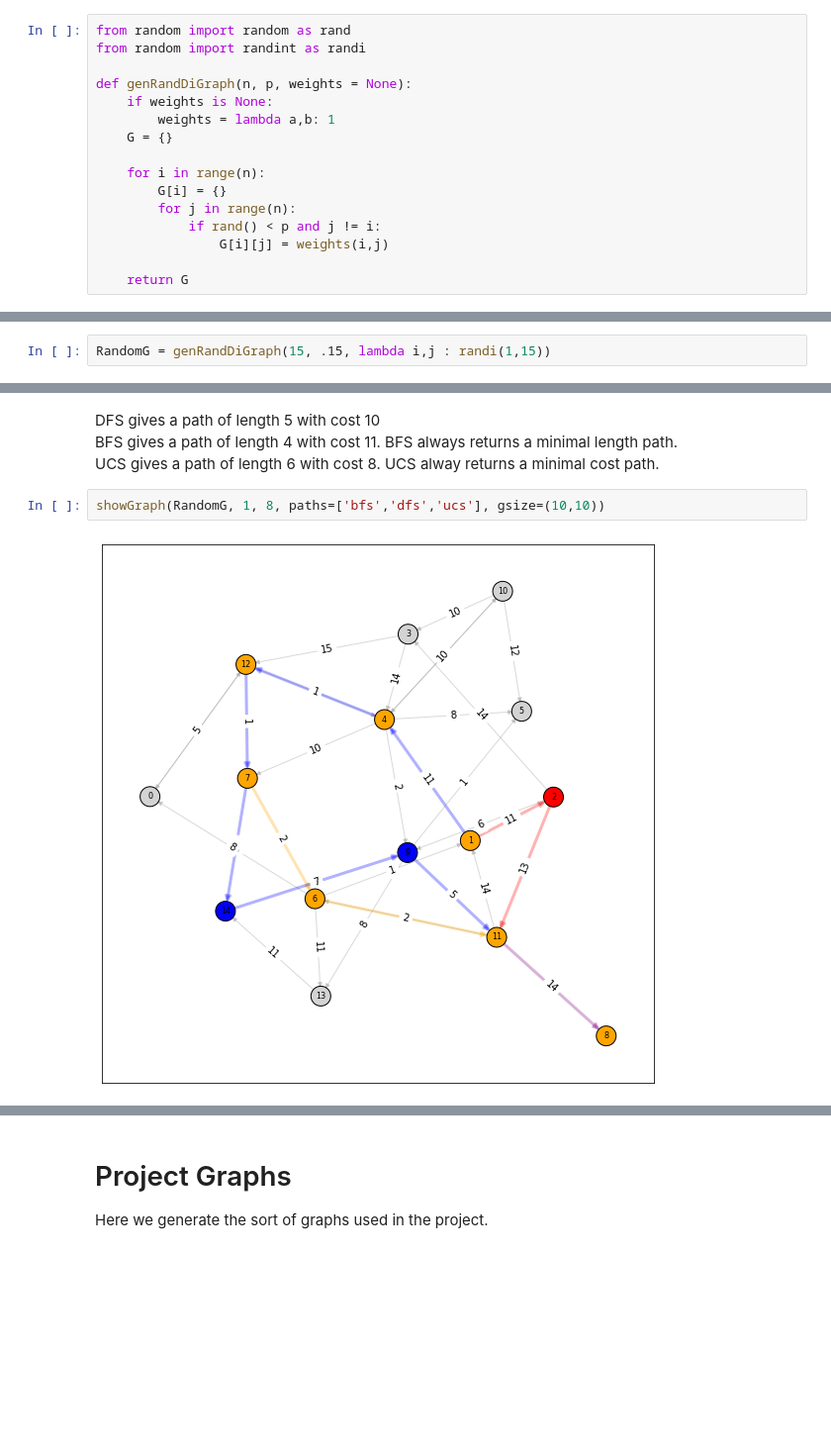
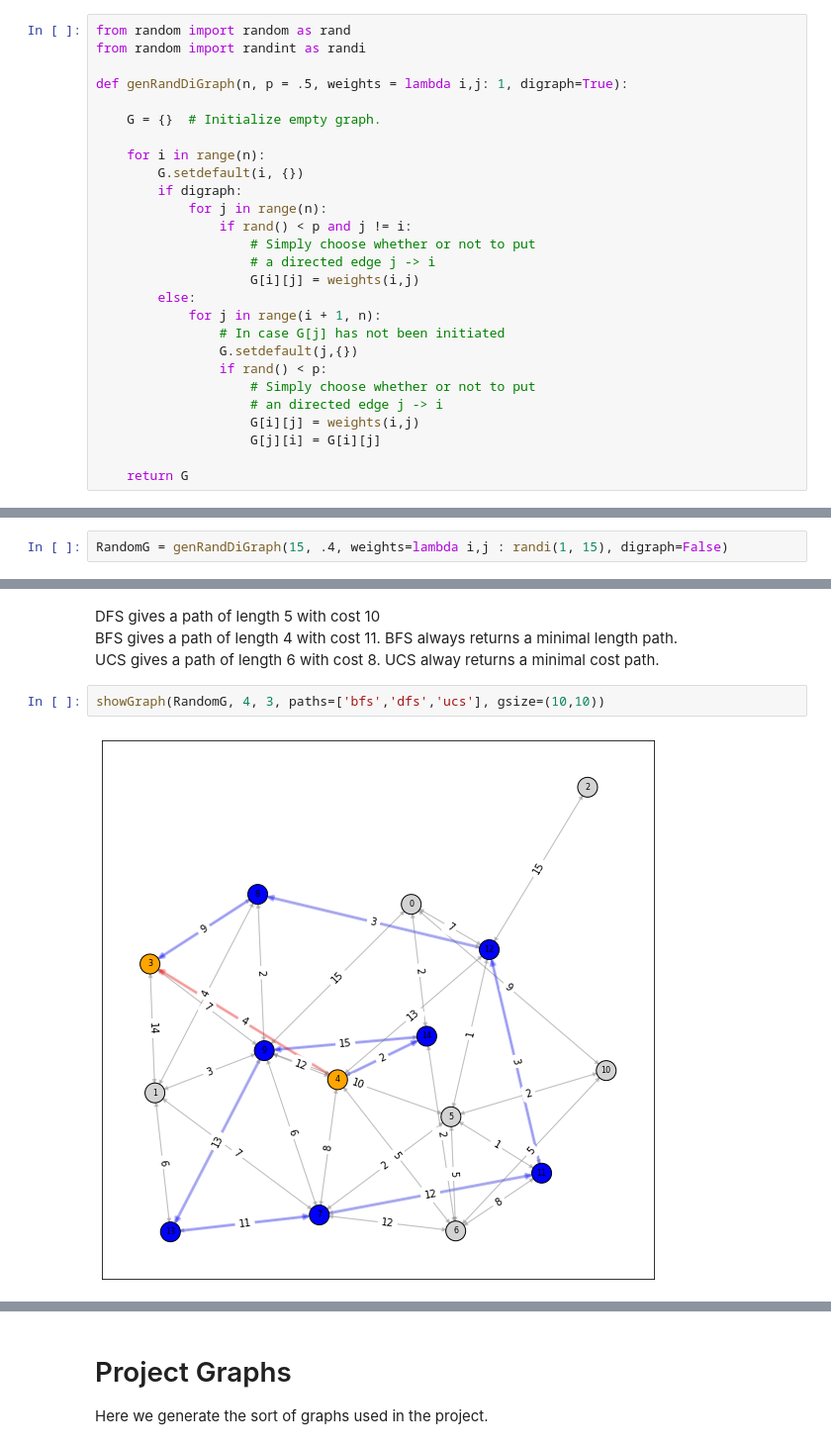
Before and after one commit to ketchers/Python-Play, a Jupyter notebook: GraphSearch.ipynb, the cells around one changed output, grey strips where cells are left out. Shown at 99% size. Drawn from its saved outputs; the diff is of its cells as text; blank space fills up the shorter version.

```diff
--- a/GraphSearch.ipynb
+++ b/GraphSearch.ipynb
@@ -223,15 +247,26 @@ The following make is easy to try out our algorithms on random graphs. There is
 from random import random as rand
 from random import randint as randi
 
-def genRandDiGraph(n, p, weights = None):
-    if weights is None:
-        weights = lambda a,b: 1
-    G = {}
+def genRandDiGraph(n, p = .5, weights = lambda i,j: 1, digraph=True):
+
+    G = {}  # Initialize empty graph.
 
     for i in range(n):
-        G[i] = {}
-        for j in range(n):
-            if rand() < p and j != i:
-                G[i][j] = weights(i,j)
+        G.setdefault(i, {})
+        if digraph:
+            for j in range(n):
+                if rand() < p and j != i:
+                    # Simply choose whether or not to put
+                    # a directed edge j -> i
+                    G[i][j] = weights(i,j)
+        else:
+            for j in range(i + 1, n):
+                # In case G[j] has not been initiated
+                G.setdefault(j,{})
+                if rand() < p:
+                    # Simply choose whether or not to put
+                    # an directed edge j -> i
+                    G[i][j] = weights(i,j)
+                    G[j][i] = G[i][j]
 
     return G
@@ -238,3 +275,3 @@ def genRandDiGraph(n, p, weights = None):
 # %%
-RandomG = genRandDiGraph(15, .15, lambda i,j : randi(1,15))
+RandomG = genRandDiGraph(15, .4, weights=lambda i,j : randi(1, 15), digraph=False)
 # %%
@@ -308,6 +360,6 @@ DFS gives a path of length 5 with cost 10
 BFS gives a path of length 4 with cost 11. BFS always returns a minimal length path.
 UCS gives a path of length 6 with cost 8. UCS alway returns a minimal cost path.
 # %%
-showGraph(RandomG, 1, 8, paths=['bfs','dfs','ucs'], gsize=(10,10))
+showGraph(RandomG, 4, 3, paths=['bfs','dfs','ucs'], gsize=(10,10))
 # %% [output]
-[figure, old version]
+[figure, new version]
```
Also changed, not shown: parts of 9 cells of this notebook, 1 other file.
